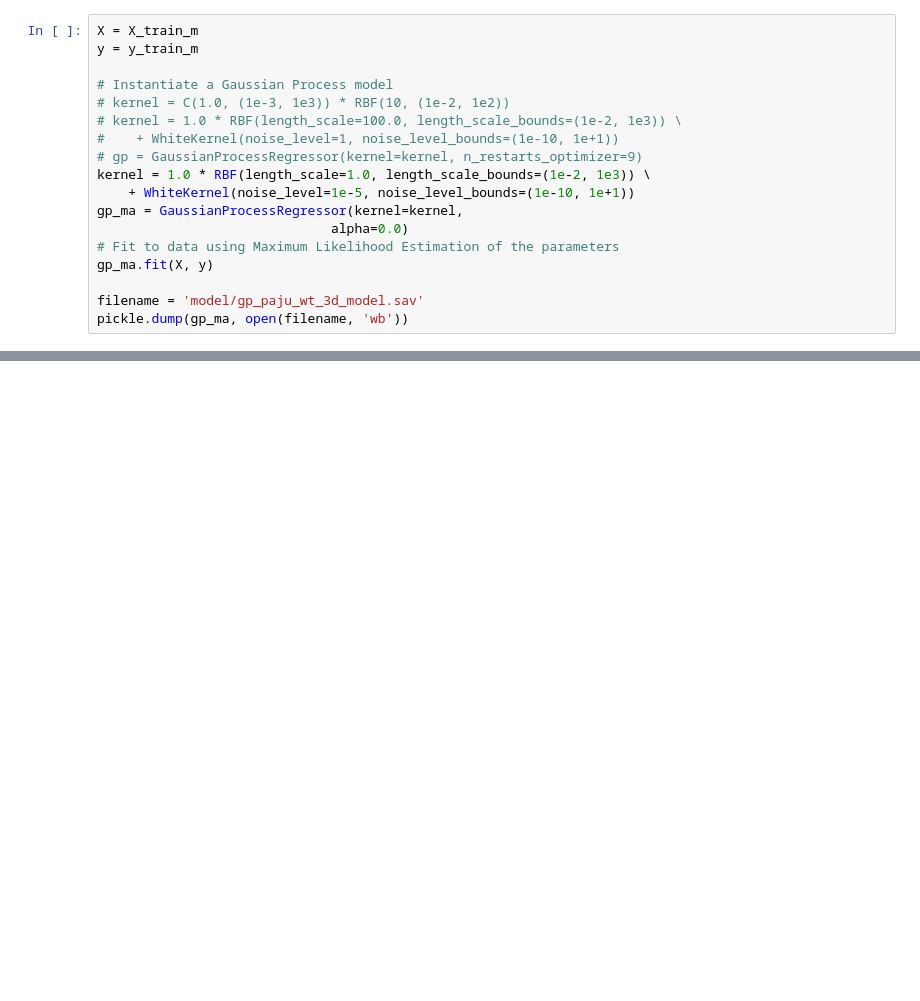
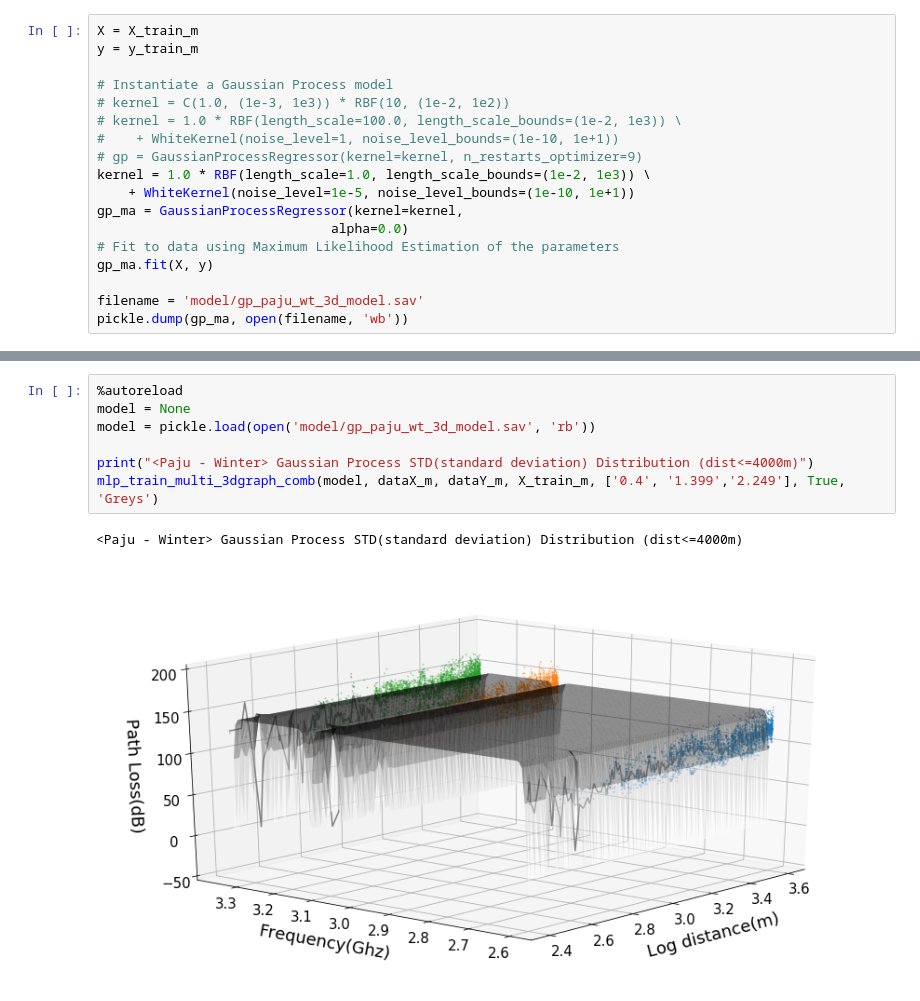
Before and after one commit to chanship72/pathloss, a Jupyter notebook: gaussian_process_analysis_paju.ipynb, the cells around one changed output, grey strips where cells are left out. Drawn from its saved outputs; the diff is of its cells as text; blank space fills up the shorter version.

```diff
--- a/gaussian_process_analysis_paju.ipynb
+++ b/gaussian_process_analysis_paju.ipynb
@@ -134,0 +135,10 @@ stat = np.array([mlp_prediction_error(model,X_val_m_400, y_val_m_400),mean_absol
+# %%
+%autoreload
+model = None
+model = pickle.load(open('model/gp_paju_wt_3d_model.sav', 'rb'))
+
+print("<Paju - Winter> Gaussian Process STD(standard deviation) Distribution (dist<=4000m)")
+mlp_train_multi_3dgraph_comb(model, dataX_m, dataY_m, X_train_m, ['0.4', '1.399','2.249'], True, 'Greys')
+# %% [output]
+<Paju - Winter> Gaussian Process STD(standard deviation) Distribution (dist<=4000m)
+[figure, added]
```
Also changed, not shown: parts of 2 cells of this notebook, 4 other files.
